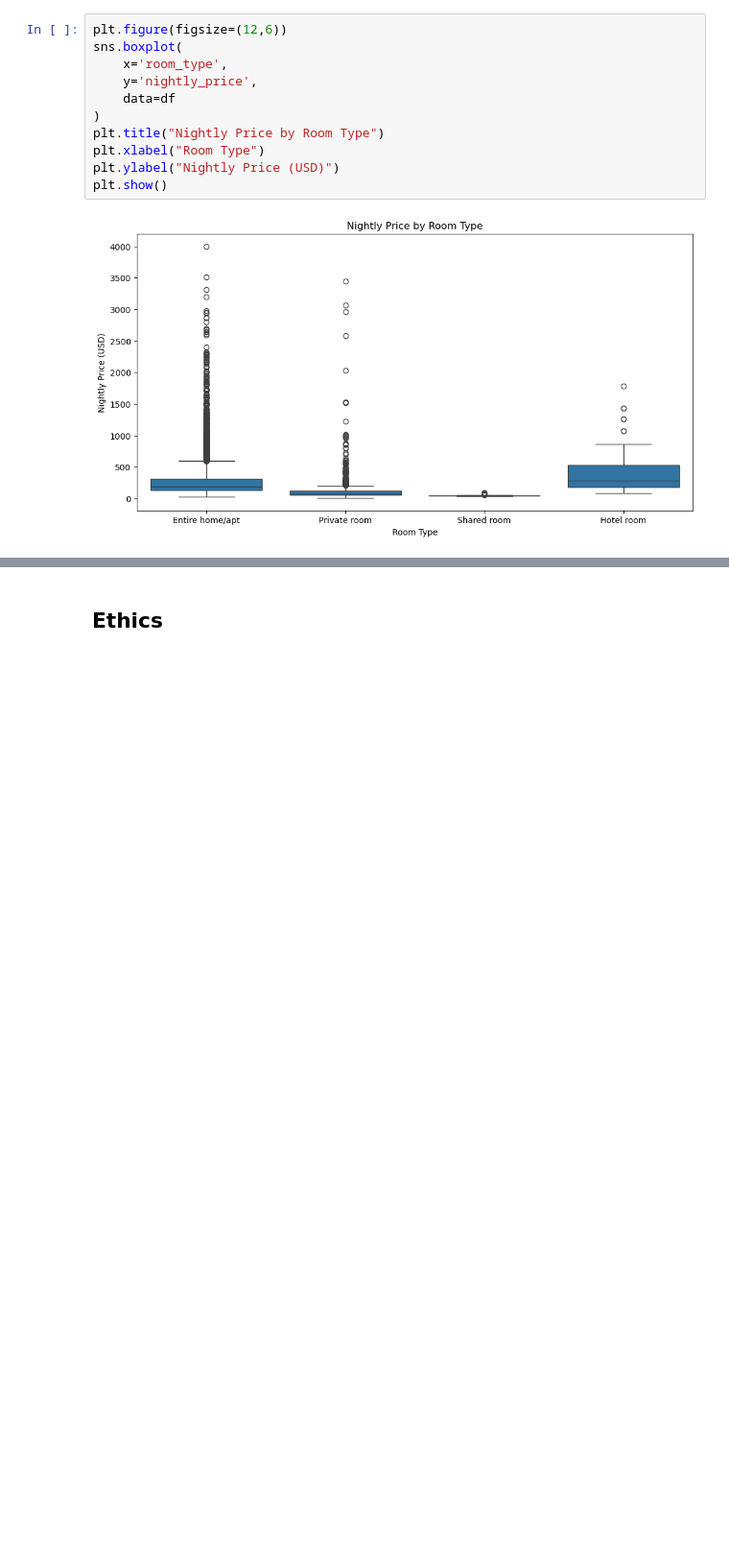
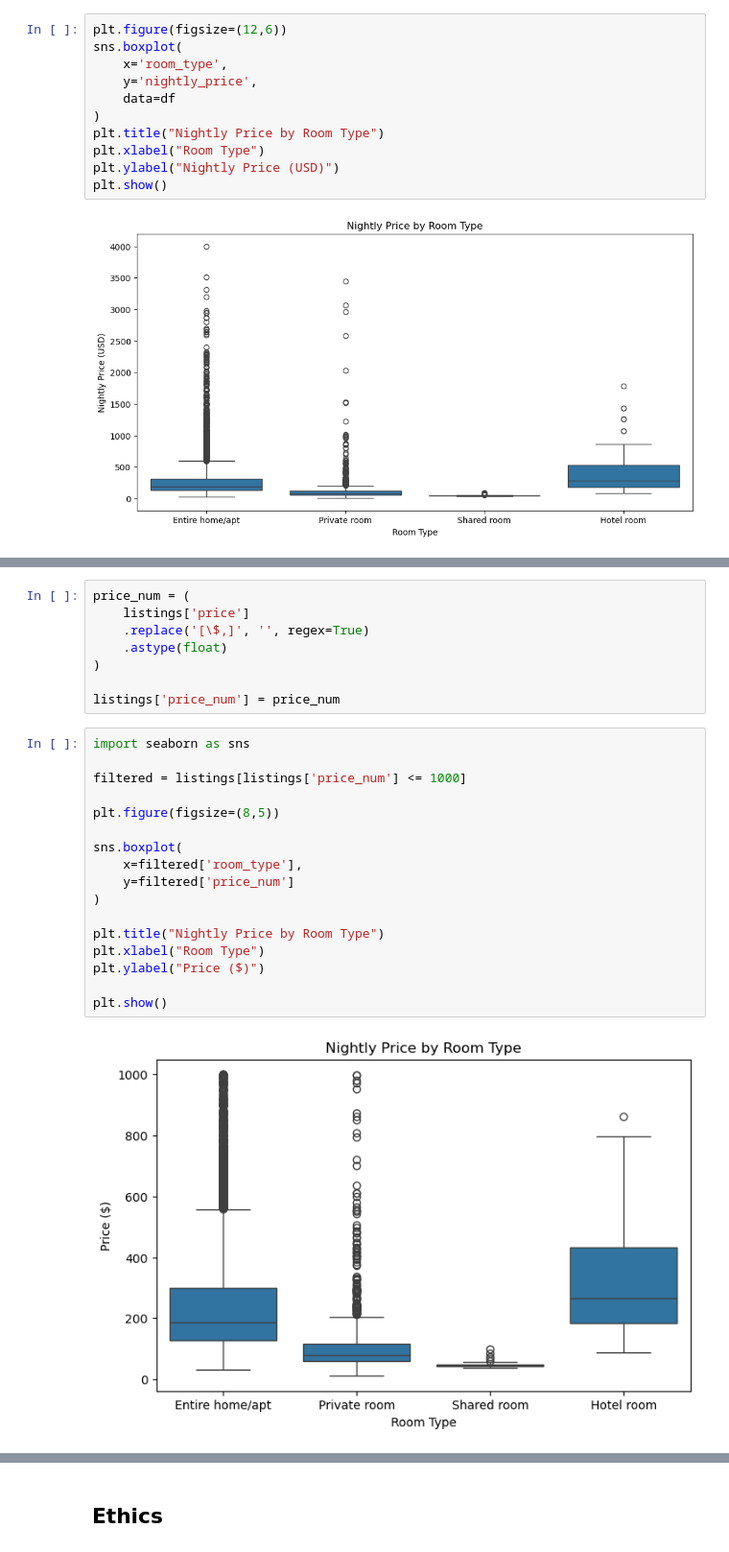
Before and after one commit to COGS108/Group082_WI26, a Jupyter notebook: 02-EDACheckpoint.ipynb, the cells around one changed output, grey strips where cells are left out. Shown at 96% size. Cells and saved outputs as stored; diff of their text form; blank space fills up the shorter version.

```diff
--- a/02-EDACheckpoint.ipynb
+++ b/02-EDACheckpoint.ipynb
@@ -504,0 +547,27 @@ plt.show()
+# %%
+price_num = (
+    listings['price']
+    .replace('[\$,]', '', regex=True)
+    .astype(float)
+)
+
+listings['price_num'] = price_num
+# %%
+import seaborn as sns
+
+filtered = listings[listings['price_num'] <= 1000]
+
+plt.figure(figsize=(8,5))
+
+sns.boxplot(
+    x=filtered['room_type'],
+    y=filtered['price_num']
+)
+
+plt.title("Nightly Price by Room Type")
+plt.xlabel("Room Type")
+plt.ylabel("Price ($)")
+
+plt.show()
+# %% [output]
+[figure, added]
```
Also changed, not shown: parts of 10 cells of this notebook.
